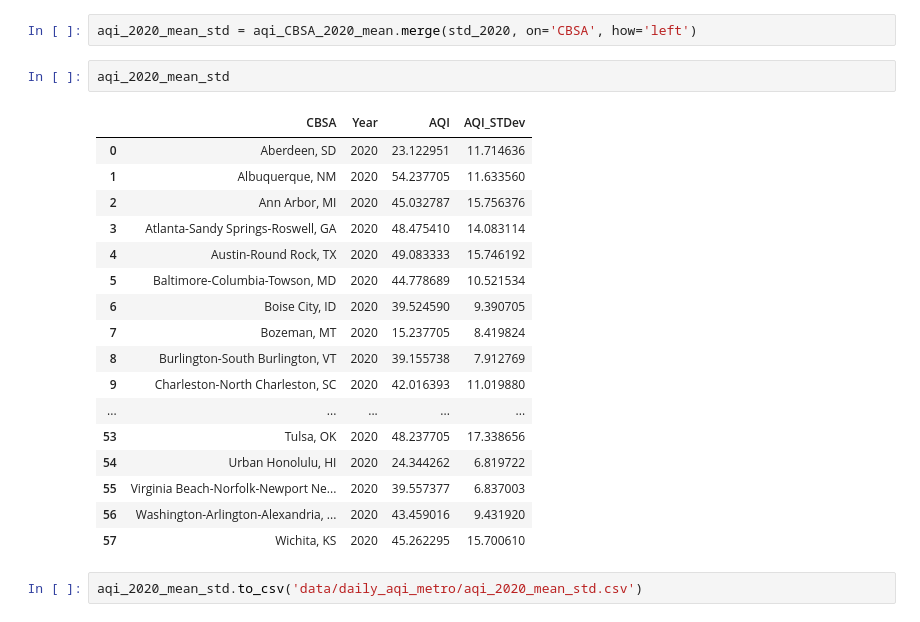
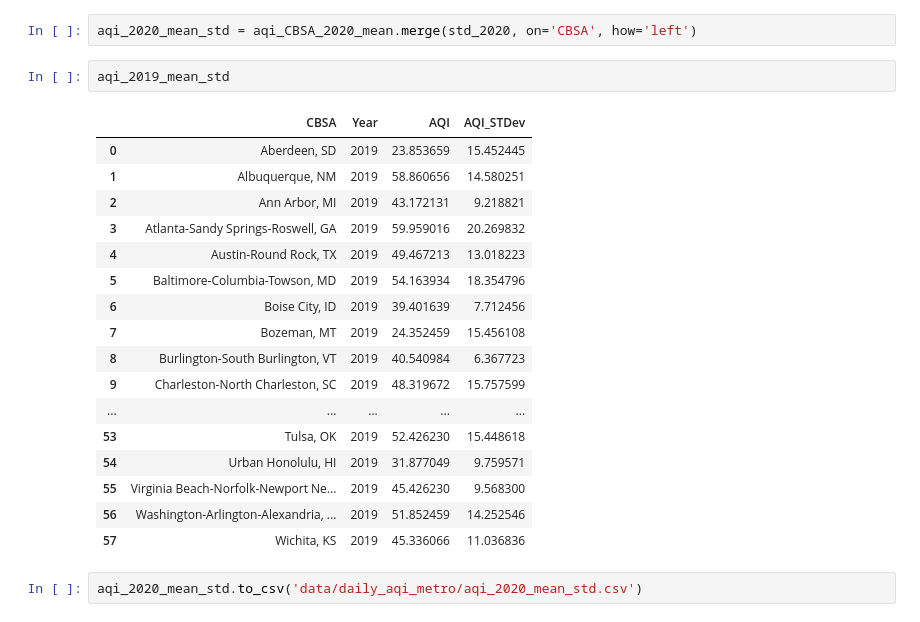
Before and after one commit to jmarkhei/BreathfreshCOVIDair, a Jupyter notebook: graphing7_22.ipynb, the cells around one changed output. Cells and saved outputs as stored; diff of their text form.

```diff
--- a/graphing7_22.ipynb
+++ b/graphing7_22.ipynb
@@ -711,26 +711,26 @@ std_2019 = std_2019.rename(columns={'AQI': 'AQI_STDev'})
 aqi_2019_mean_std = aqi_CBSA_2019_mean.merge(std_2019, on='CBSA', how='left')
 # %%
 aqi_2020_mean_std = aqi_CBSA_2020_mean.merge(std_2020, on='CBSA', how='left')
-# %%
-aqi_2020_mean_std
-# %% [output]
-|  | CBSA | Year | AQI | AQI_STDev |
-| 0 | Aberdeen, SD | 2020 | 23.122951 | 11.714636 |
-| 1 | Albuquerque, NM | 2020 | 54.237705 | 11.633560 |
-| 2 | Ann Arbor, MI | 2020 | 45.032787 | 15.756376 |
-| 3 | Atlanta-Sandy Springs-Roswell, GA | 2020 | 48.475410 | 14.083114 |
-| 4 | Austin-Round Rock, TX | 2020 | 49.083333 | 15.746192 |
-| 5 | Baltimore-Columbia-Towson, MD | 2020 | 44.778689 | 10.521534 |
-| 6 | Boise City, ID | 2020 | 39.524590 | 9.390705 |
-| 7 | Bozeman, MT | 2020 | 15.237705 | 8.419824 |
-| 8 | Burlington-South Burlington, VT | 2020 | 39.155738 | 7.912769 |
-| 9 | Charleston-North Charleston, SC | 2020 | 42.016393 | 11.019880 |
-| ... | ... | ... | ... | ... |
-| 53 | Tulsa, OK | 2020 | 48.237705 | 17.338656 |
-| 54 | Urban Honolulu, HI | 2020 | 24.344262 | 6.819722 |
-| 55 | Virginia Beach-Norfolk-Newport Ne... | 2020 | 39.557377 | 6.837003 |
-| 56 | Washington-Arlington-Alexandria, ... | 2020 | 43.459016 | 9.431920 |
-| 57 | Wichita, KS | 2020 | 45.262295 | 15.700610 |
+# %%
+aqi_2019_mean_std
+# %% [output]
+|  | CBSA | Year | AQI | AQI_STDev |
+| 0 | Aberdeen, SD | 2019 | 23.853659 | 15.452445 |
+| 1 | Albuquerque, NM | 2019 | 58.860656 | 14.580251 |
+| 2 | Ann Arbor, MI | 2019 | 43.172131 | 9.218821 |
+| 3 | Atlanta-Sandy Springs-Roswell, GA | 2019 | 59.959016 | 20.269832 |
+| 4 | Austin-Round Rock, TX | 2019 | 49.467213 | 13.018223 |
+| 5 | Baltimore-Columbia-Towson, MD | 2019 | 54.163934 | 18.354796 |
+| 6 | Boise City, ID | 2019 | 39.401639 | 7.712456 |
+| 7 | Bozeman, MT | 2019 | 24.352459 | 15.456108 |
+| 8 | Burlington-South Burlington, VT | 2019 | 40.540984 | 6.367723 |
+| 9 | Charleston-North Charleston, SC | 2019 | 48.319672 | 15.757599 |
+| ... | ... | ... | ... | ... |
+| 53 | Tulsa, OK | 2019 | 52.426230 | 15.448618 |
+| 54 | Urban Honolulu, HI | 2019 | 31.877049 | 9.759571 |
+| 55 | Virginia Beach-Norfolk-Newport Ne... | 2019 | 45.426230 | 9.568300 |
+| 56 | Washington-Arlington-Alexandria, ... | 2019 | 51.852459 | 14.252546 |
+| 57 | Wichita, KS | 2019 | 45.336066 | 11.036836 |
 # %%
 aqi_2020_mean_std.to_csv('data/daily_aqi_metro/aqi_2020_mean_std.csv')
 # %%
```
Also changed, not shown: parts of 7 cells of this notebook.
